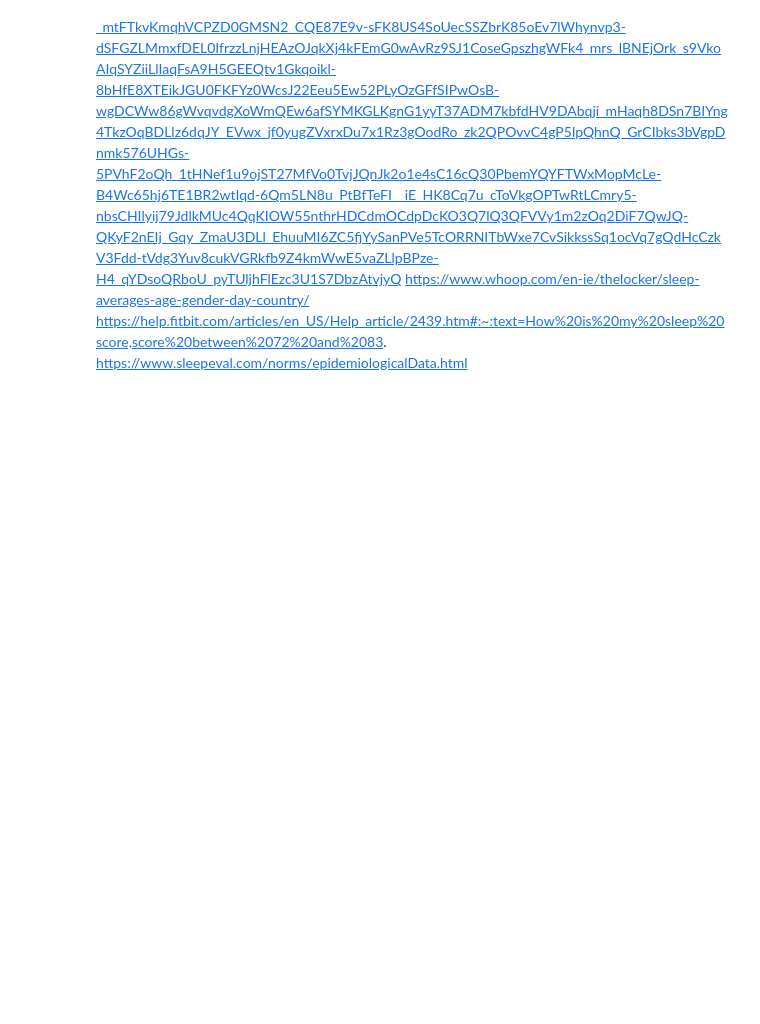
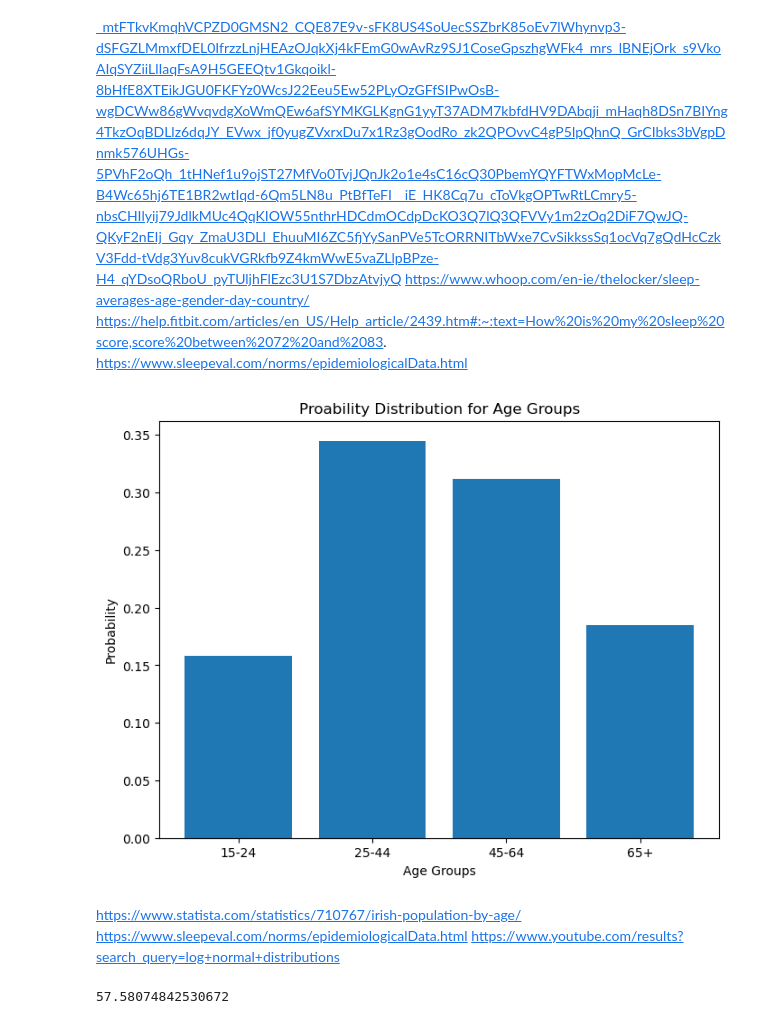
Before and after one commit to ShaneOG2/ProgrammingForDAp1, a Jupyter notebook: Simulation Notebook.ipynb, the cells around one changed output. Drawn from its saved outputs; the diff is of its cells as text; code cells hidden in the pictures; blank space fills up the shorter version.

```diff
--- a/Simulation Notebook.ipynb
+++ b/Simulation Notebook.ipynb
@@ -207,3 +223,20 @@ https://watermark.silverchair.com/sleep-27-7-1255.pdf?token=AQECAHi208BE49Ooan9k
 https://www.whoop.com/en-ie/thelocker/sleep-averages-age-gender-day-country/
 https://help.fitbit.com/articles/en_US/Help_article/2439.htm#:~:text=How%20is%20my%20sleep%20score,score%20between%2072%20and%2083.
 https://www.sleepeval.com/norms/epidemiologicalData.html
+# %%
+age_groups = ["15-24", "25-44", "45-64", "65+"]
+age_prop = [0.158, 0.345, 0.312, 0.185]
+# %%
+# Set labels and titles
+plt.xlabel("Age Groups")
+plt.ylabel("Probability")
+plt.title("Proability Distribution for Age Groups")
+
+plt.bar(age_groups, age_prop)
+plt.show()
+# %% [output]
+[figure, added]
+# %% [markdown]
+https://www.statista.com/statistics/710767/irish-population-by-age/ <br>
+https://www.sleepeval.com/norms/epidemiologicalData.html
+https://www.youtube.com/results?search_query=log+normal+distributions
@@ -209,0 +294,4 @@ https://www.sleepeval.com/norms/epidemiologicalData.html
+# %%
+20 * np.random.lognormal(1, 0.5)
+# %% [output]
+57.58074842530672
```
Also changed, not shown: parts of 19 cells of this notebook, 1 other file.
